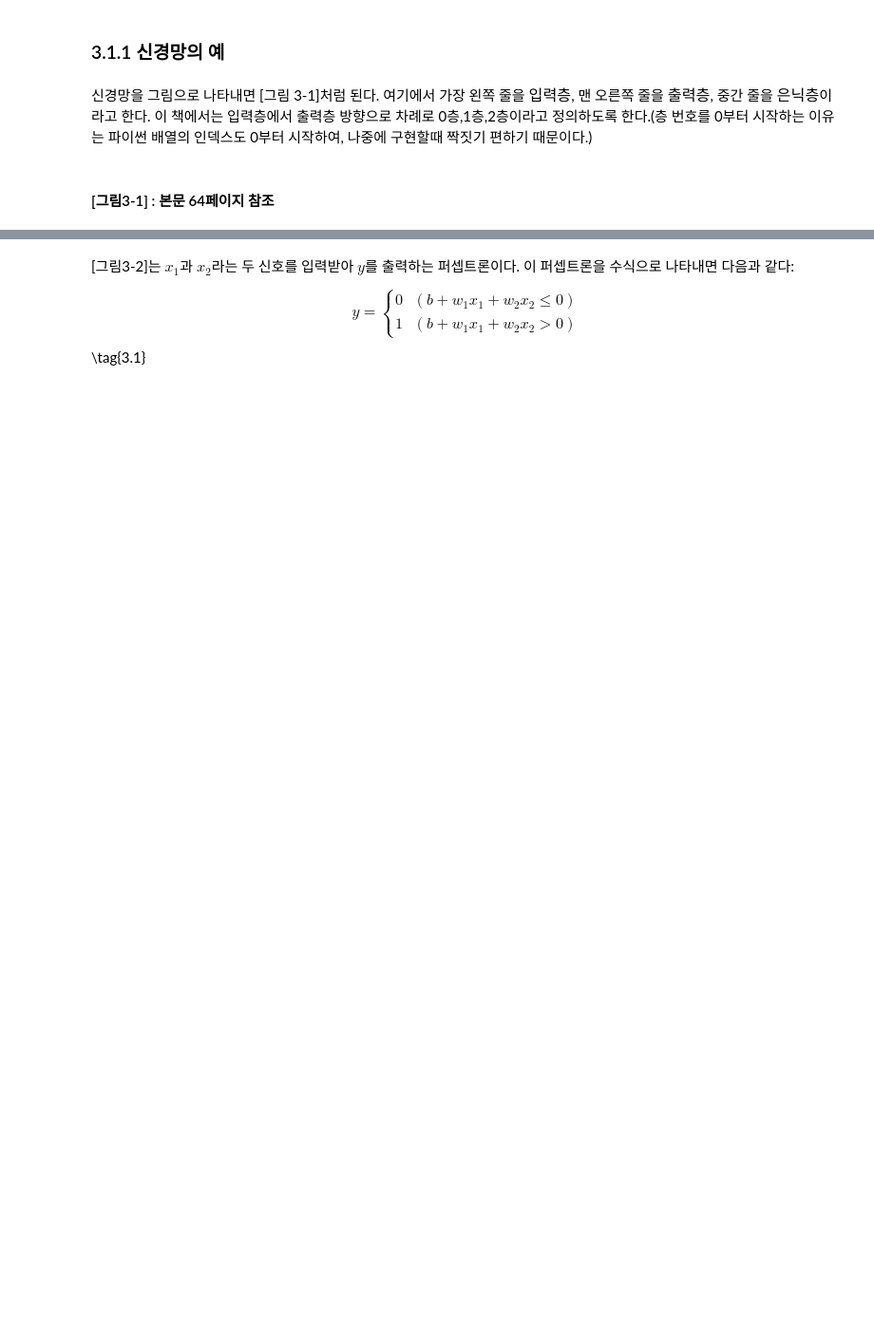
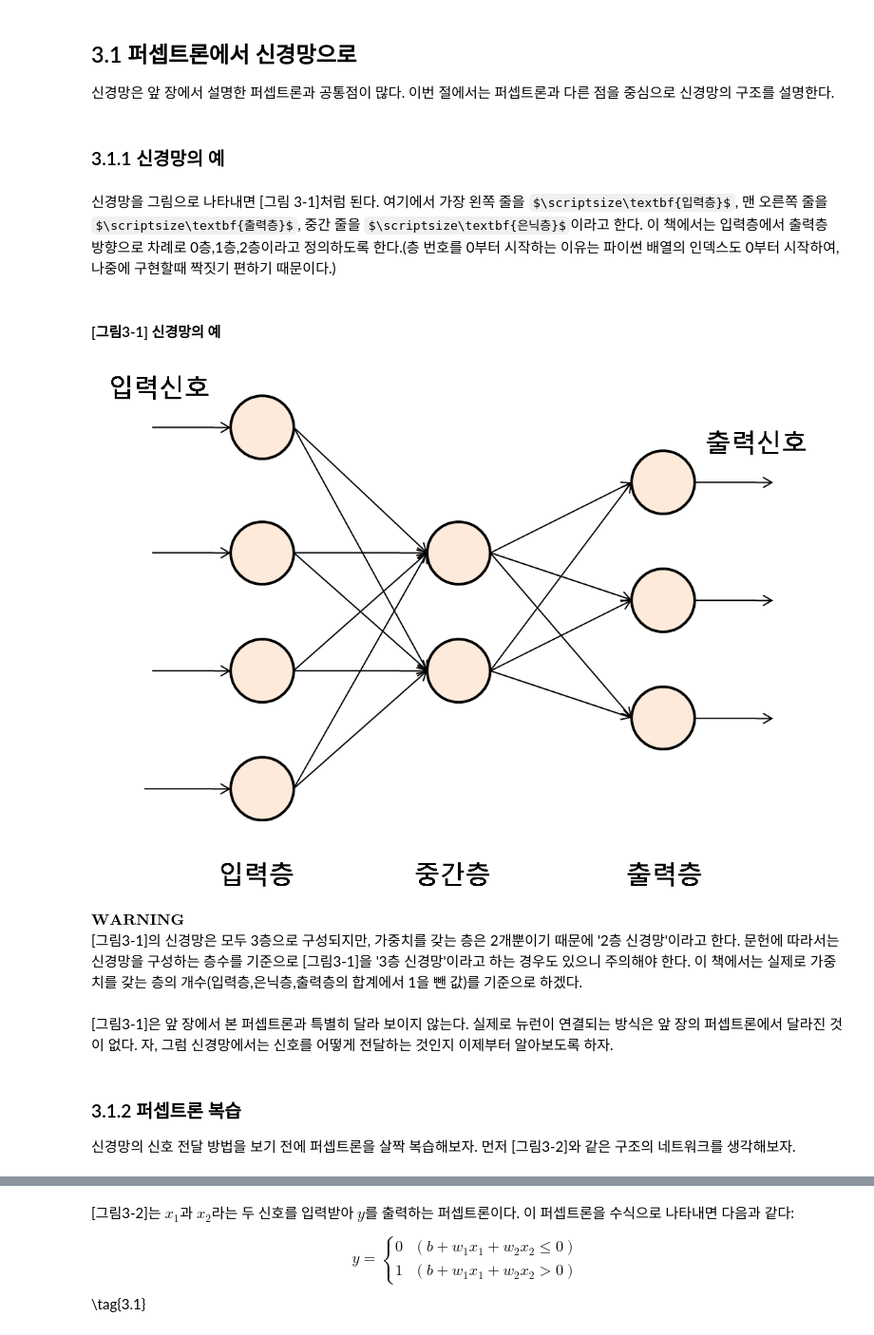
Before and after one commit to SeungChanBaek-stat/deep-learning-from-scratch, a Jupyter notebook: 밑바닥부터 시작하는 딥러닝1/밑시딥1 - 3장/밑시딥1 - 3장 신경망.ipynb, the cells around one changed output, grey strips where cells are left out. Shown: that part at 95% size. Drawn from its saved outputs; the diff is of its cells as text; code cells hidden in the pictures; some formulas as TeX source; blank space fills up the shorter version.

```diff
--- a/밑바닥부터 시작하는 딥러닝1/밑시딥1 - 3장/밑시딥1 - 3장 신경망.ipynb
+++ b/밑바닥부터 시작하는 딥러닝1/밑시딥1 - 3장/밑시딥1 - 3장 신경망.ipynb
@@ -5,7 +6,23 @@
+# %% [markdown]
+## 3.1 퍼셉트론에서 신경망으로
+신경망은 앞 장에서 설명한 퍼셉트론과 공통점이 많다. 이번 절에서는 퍼셉트론과 다른 점을 중심으로 신경망의 구조를 설명한다.
 # %% [markdown]
 ### 3.1.1 신경망의 예
 # %% [markdown]
-신경망을 그림으로 나타내면 [그림 3-1]처럼 된다. 여기에서 가장 왼쪽 줄을 $\textbf{입력층}$, 맨 오른쪽 줄을 $\textbf{출력층}$, 중간 줄을 $\textbf{은닉층}$이라고 한다. 이 책에서는 입력층에서 출력층 방향으로 차례로 0층,1층,2층이라고 정의하도록 한다.(층 번호를 0부터 시작하는 이유는 파이썬 배열의 인덱스도 0부터 시작하여, 나중에 구현할때 짝짓기 편하기 때문이다.)
+신경망을 그림으로 나타내면 [그림 3-1]처럼 된다. 여기에서 가장 왼쪽 줄을 $\scriptsize\textbf{입력층}$, 맨 오른쪽 줄을 $\scriptsize\textbf{출력층}$, 중간 줄을 $\scriptsize\textbf{은닉층}$이라고 한다. 이 책에서는 입력층에서 출력층 방향으로 차례로 0층,1층,2층이라고 정의하도록 한다.(층 번호를 0부터 시작하는 이유는 파이썬 배열의 인덱스도 0부터 시작하여, 나중에 구현할때 짝짓기 편하기 때문이다.)
 # %% [markdown]
-#### [그림3-1] : 본문 64페이지 참조
+#### [그림3-1] 신경망의 예
+# %%
+from PIL import Image
+Image.open("C:\\Users\\SAMSUNG\\Downloads\\밑바닥부터 시작하는 딥러닝1\\밑시딥1 - 3장\\images\\fig 3-1.png")
+# %% [output]
+[figure, added]
+# %% [markdown]
+$\textbf{WARNING}$
+[그림3-1]의 신경망은 모두 3층으로 구성되지만, 가중치를 갖는 층은 2개뿐이기 때문에 '2층 신경망'이라고 한다. 문헌에 따라서는 신경망을 구성하는 층수를 기준으로 [그림3-1]을 '3층 신경망'이라고 하는 경우도 있으니 주의해야 한다. 이 책에서는 실제로 가중치를 갖는 층의 개수(입력층,은닉층,출력층의 합계에서 1을 뺀 값)를 기준으로 하겠다.
+# %% [markdown]
+[그림3-1]은 앞 장에서 본 퍼셉트론과 특별히 달라 보이지 않는다. 실제로 뉴런이 연결되는 방식은 앞 장의 퍼셉트론에서 달라진 것이 없다. 자, 그럼 신경망에서는 신호를 어떻게 전달하는 것인지 이제부터 알아보도록 하자.
+# %% [markdown]
+### 3.1.2 퍼셉트론 복습
+신경망의 신호 전달 방법을 보기 전에 퍼셉트론을 살짝 복습해보자. 먼저 [그림3-2]와 같은 구조의 네트워크를 생각해보자.
 # %% [markdown]
```
Also changed, not shown: parts of 114 cells of this notebook, 9 other files.
